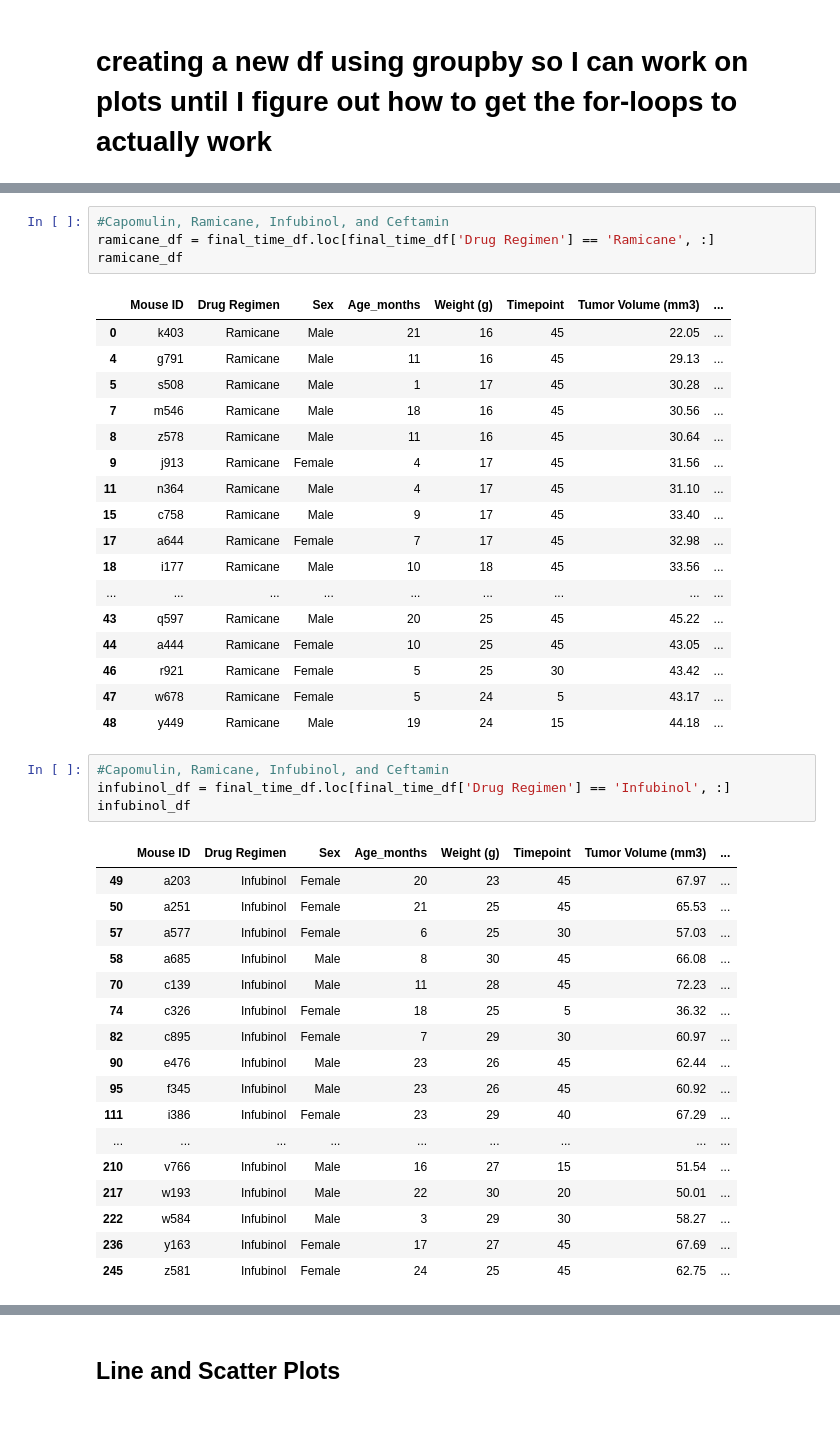
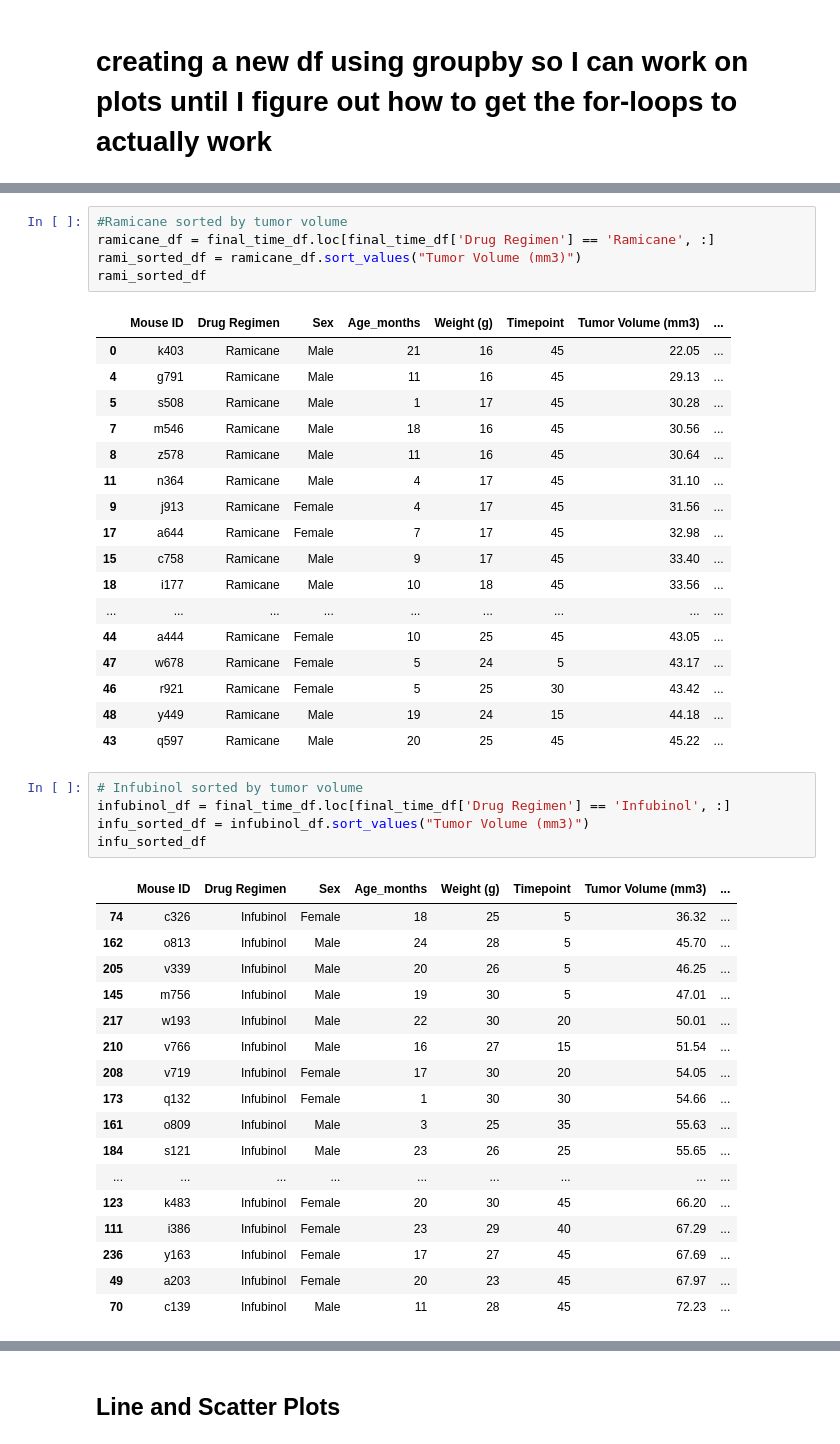
Before and after one commit to juliemcbaker/pymaceuticals, a Jupyter notebook: pymaceuticals_BAKER.ipynb, the cells around one changed output, grey strips where cells are left out. Drawn from its saved outputs; the diff is of its cells as text.

```diff
--- a/pymaceuticals_BAKER.ipynb
+++ b/pymaceuticals_BAKER.ipynb
@@ -664,7 +665,8 @@ capomulin_df
 # %%
-#Capomulin, Ramicane, Infubinol, and Ceftamin
+#Ramicane sorted by tumor volume
 ramicane_df = final_time_df.loc[final_time_df['Drug Regimen'] == 'Ramicane', :]
-ramicane_df
+rami_sorted_df = ramicane_df.sort_values("Tumor Volume (mm3)")
+rami_sorted_df
 # %% [output]
 |  | Mouse ID | Drug Regimen | Sex | Age_months | Weight (g) | Timepoint | Tumor Volume (mm3) | ... |
 | 0 | k403 | Ramicane | Male | 21 | 16 | 45 | 22.05 | ... |
@@ -672,37 +674,38 @@ ramicane_df
 | 5 | s508 | Ramicane | Male | 1 | 17 | 45 | 30.28 | ... |
 | 7 | m546 | Ramicane | Male | 18 | 16 | 45 | 30.56 | ... |
 | 8 | z578 | Ramicane | Male | 11 | 16 | 45 | 30.64 | ... |
+| 11 | n364 | Ramicane | Male | 4 | 17 | 45 | 31.10 | ... |
 | 9 | j913 | Ramicane | Female | 4 | 17 | 45 | 31.56 | ... |
-| 11 | n364 | Ramicane | Male | 4 | 17 | 45 | 31.10 | ... |
+| 17 | a644 | Ramicane | Female | 7 | 17 | 45 | 32.98 | ... |
 | 15 | c758 | Ramicane | Male | 9 | 17 | 45 | 33.40 | ... |
-| 17 | a644 | Ramicane | Female | 7 | 17 | 45 | 32.98 | ... |
 | 18 | i177 | Ramicane | Male | 10 | 18 | 45 | 33.56 | ... |
 | ... | ... | ... | ... | ... | ... | ... | ... | ... |
+| 44 | a444 | Ramicane | Female | 10 | 25 | 45 | 43.05 | ... |
+| 47 | w678 | Ramicane | Female | 5 | 24 | 5 | 43.17 | ... |
+| 46 | r921 | Ramicane | Female | 5 | 25 | 30 | 43.42 | ... |
+| 48 | y449 | Ramicane | Male | 19 | 24 | 15 | 44.18 | ... |
 | 43 | q597 | Ramicane | Male | 20 | 25 | 45 | 45.22 | ... |
-| 44 | a444 | Ramicane | Female | 10 | 25 | 45 | 43.05 | ... |
-| 46 | r921 | Ramicane | Female | 5 | 25 | 30 | 43.42 | ... |
-| 47 | w678 | Ramicane | Female | 5 | 24 | 5 | 43.17 | ... |
-| 48 | y449 | Ramicane | Male | 19 | 24 | 15 | 44.18 | ... |
 # %%
-#Capomulin, Ramicane, Infubinol, and Ceftamin
+# Infubinol sorted by tumor volume
 infubinol_df = final_time_df.loc[final_time_df['Drug Regimen'] == 'Infubinol', :]
-infubinol_df
+infu_sorted_df = infubinol_df.sort_values("Tumor Volume (mm3)")
+infu_sorted_df
 # %% [output]
 |  | Mouse ID | Drug Regimen | Sex | Age_months | Weight (g) | Timepoint | Tumor Volume (mm3) | ... |
+| 74 | c326 | Infubinol | Female | 18 | 25 | 5 | 36.32 | ... |
+| 162 | o813 | Infubinol | Male | 24 | 28 | 5 | 45.70 | ... |
+| 205 | v339 | Infubinol | Male | 20 | 26 | 5 | 46.25 | ... |
+| 145 | m756 | Infubinol | Male | 19 | 30 | 5 | 47.01 | ... |
+| 217 | w193 | Infubinol | Male | 22 | 30 | 20 | 50.01 | ... |
+| 210 | v766 | Infubinol | Male | 16 | 27 | 15 | 51.54 | ... |
+| 208 | v719 | Infubinol | Female | 17 | 30 | 20 | 54.05 | ... |
+| 173 | q132 | Infubinol | Female | 1 | 30 | 30 | 54.66 | ... |
+| 161 | o809 | Infubinol | Male | 3 | 25 | 35 | 55.63 | ... |
+| 184 | s121 | Infubinol | Male | 23 | 26 | 25 | 55.65 | ... |
+| ... | ... | ... | ... | ... | ... | ... | ... | ... |
+| 123 | k483 | Infubinol | Female | 20 | 30 | 45 | 66.20 | ... |
+| 111 | i386 | Infubinol | Female | 23 | 29 | 40 | 67.29 | ... |
+| 236 | y163 | Infubinol | Female | 17 | 27 | 45 | 67.69 | ... |
 | 49 | a203 | Infubinol | Female | 20 | 23 | 45 | 67.97 | ... |
-| 50 | a251 | Infubinol | Female | 21 | 25 | 45 | 65.53 | ... |
-| 57 | a577 | Infubinol | Female | 6 | 25 | 30 | 57.03 | ... |
-| 58 | a685 | Infubinol | Male | 8 | 30 | 45 | 66.08 | ... |
 | 70 | c139 | Infubinol | Male | 11 | 28 | 45 | 72.23 | ... |
-| 74 | c326 | Infubinol | Female | 18 | 25 | 5 | 36.32 | ... |
-| 82 | c895 | Infubinol | Female | 7 | 29 | 30 | 60.97 | ... |
-| 90 | e476 | Infubinol | Male | 23 | 26 | 45 | 62.44 | ... |
-| 95 | f345 | Infubinol | Male | 23 | 26 | 45 | 60.92 | ... |
-| 111 | i386 | Infubinol | Female | 23 | 29 | 40 | 67.29 | ... |
-| ... | ... | ... | ... | ... | ... | ... | ... | ... |
-| 210 | v766 | Infubinol | Male | 16 | 27 | 15 | 51.54 | ... |
-| 217 | w193 | Infubinol | Male | 22 | 30 | 20 | 50.01 | ... |
-| 222 | w584 | Infubinol | Male | 3 | 29 | 30 | 58.27 | ... |
-| 236 | y163 | Infubinol | Female | 17 | 27 | 45 | 67.69 | ... |
-| 245 | z581 | Infubinol | Female | 24 | 25 | 45 | 62.75 | ... |
 # %%
```
Also changed, not shown: parts of 8 cells of this notebook.
